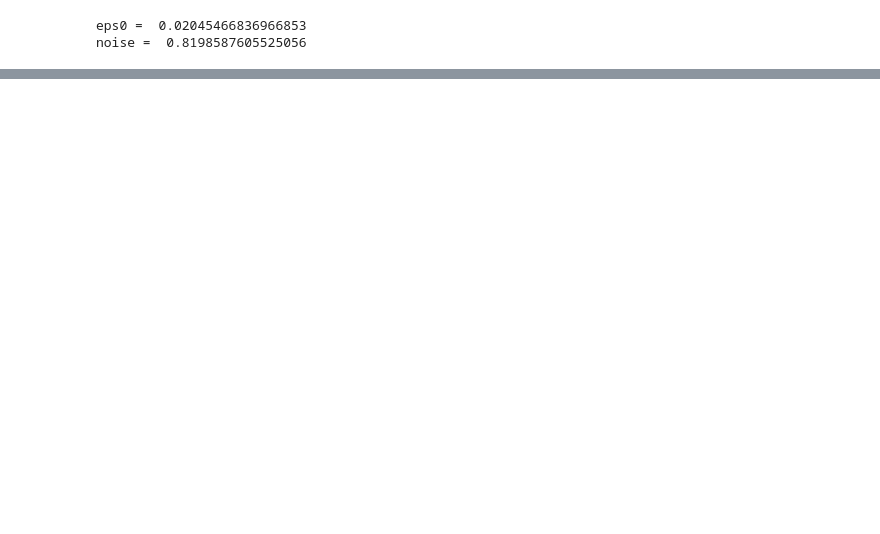
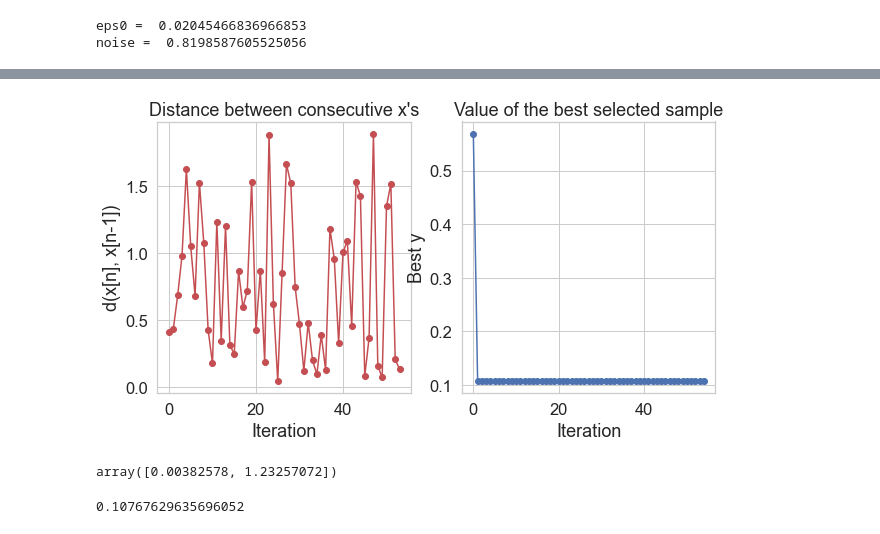
Before and after one commit to giusevtr/fem, a Jupyter notebook: bo_fem.ipynb, the cells around one changed output, grey strips where cells are left out. Saved outputs shown, nothing was run; the diff lists cells and outputs as text; code cells hidden in the pictures; blank space fills up the shorter version.

```diff
--- a/bo_fem.ipynb
+++ b/bo_fem.ipynb
@@ -41,0 +43,4 @@ noise =  0.8198587605525056
+# %%
+opt.plot_convergence()
+# %% [output]
+[figure, added]
@@ -41,0 +53,8 @@ noise =  0.8198587605525056
+# %%
+opt.x_opt
+# %% [output]
+array([0.00382578, 1.23257072])
+# %%
+opt.fx_opt
+# %% [output]
+0.10767629635696052
```
Also changed, not shown: parts of 4 cells of this notebook, 9 other files.
